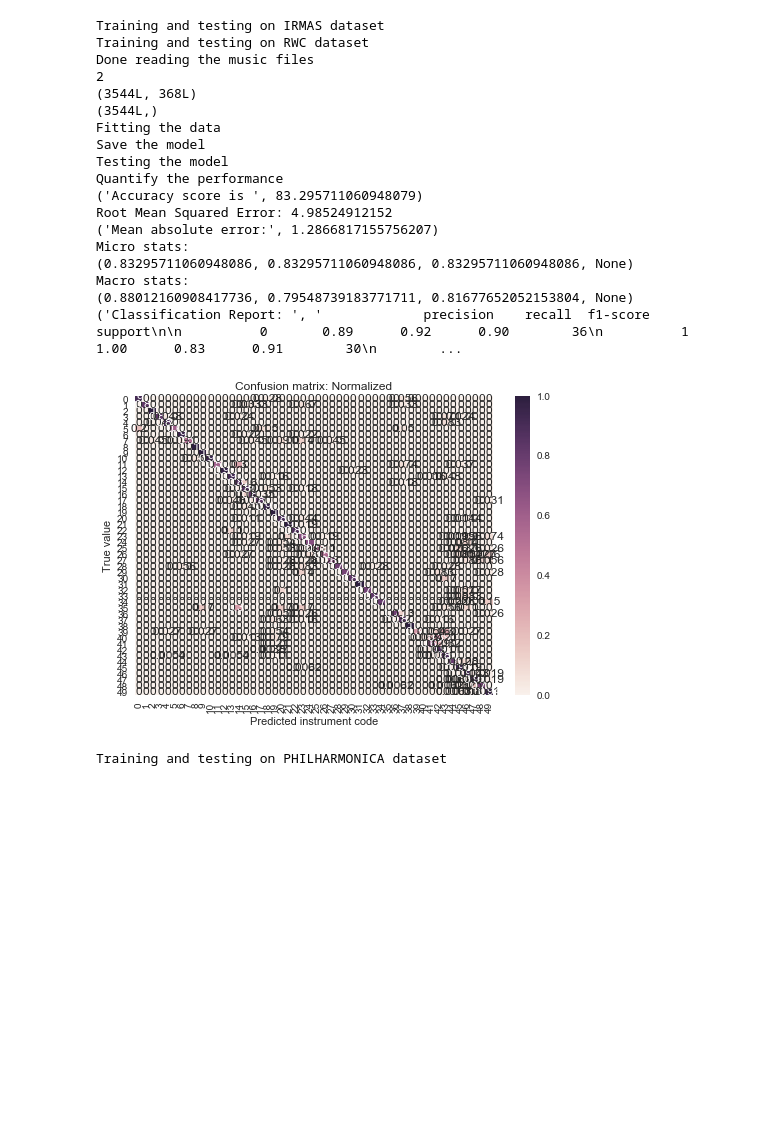
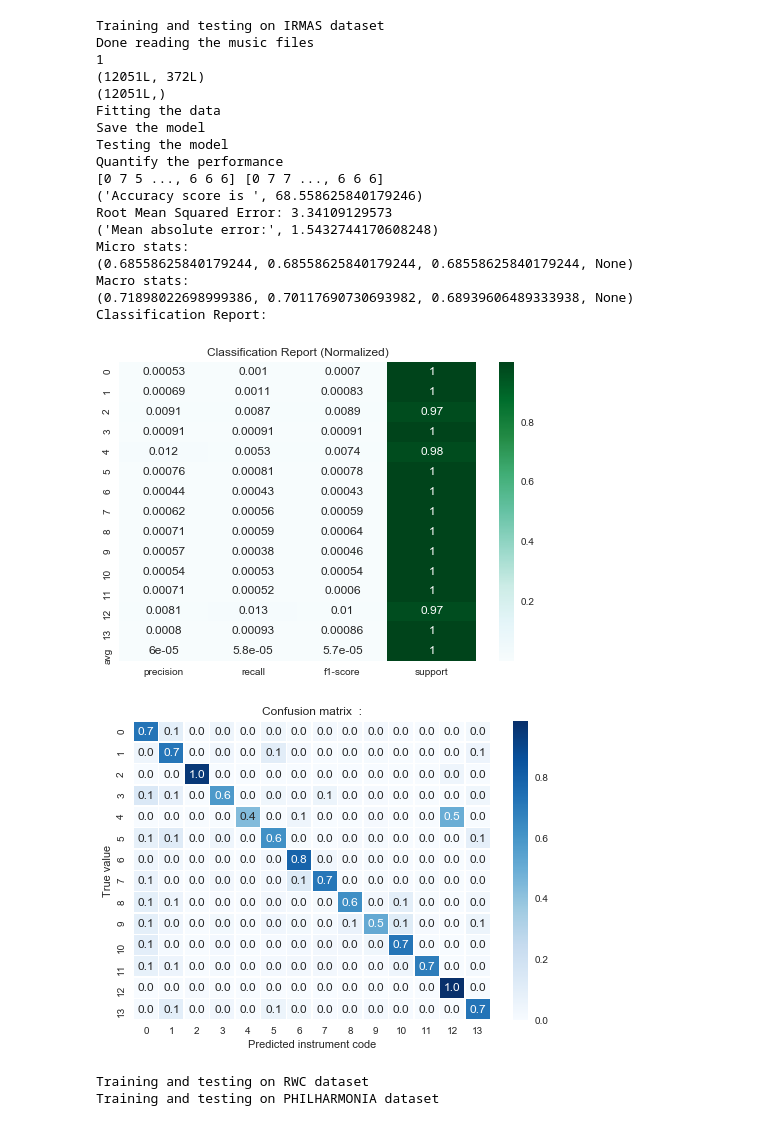
Before and after one commit to RiddhiRex/DetectingMusicInstruments, a Jupyter notebook: Classifier.ipynb, the cells around one changed output. Cells and saved outputs as stored; diff of their text form; code cells hidden in the pictures; blank space fills up the shorter version.

Commit message:
Demo and classifier file changed

```diff
--- a/Classifier.ipynb
+++ b/Classifier.ipynb
@@ -24,7 +24,7 @@ from os import sys, path
 THRESHOLD = 20
 IRMAS = 1
 RWC=2
-PHILHARMONICA = 3
+PHILHARMONIA = 3
 sns.set()
 # %%
 def feature_preprocessing(dataset):
@@ -36,10 +36,11 @@ def feature_preprocessing(dataset):
             dfs.append(pd.read_csv(filename))
         # Concatenate all dataFrames into a single DataFrame
         data = pd.concat(dfs, ignore_index=True)
+
     if(dataset == RWC):
         data = pd.read_csv("Datasets\dataset_rwc\essentia_rwc_features.csv")
         data.drop(data.columns[0],axis=1,inplace=True)
-    if(dataset == PHILHARMONICA):
+    if(dataset == PHILHARMONIA):
         files = glob.glob('Datasets\philharmoni\*.csv')
         dfs = []
         for filename in files:
@@ -69,8 +70,8 @@ def saveModel(model, dataset):
         joblib.dump(model, 'irmas1.model')
     if dataset == RWC:
         joblib.dump(model, 'rwc1.model')
-    if dataset == PHILHARMONICA:
-        joblib.dump(model, 'Philharmonica1.model')
+    if dataset == PHILHARMONIA:
+        joblib.dump(model, 'Philharmonia1.model')
     return
 # %%
 def loadModel(dataset):
@@ -116,41 +132,43 @@ def Evaluate_accuracy(pred, true_value):
 # %%
 if __name__ == "__main__":
     print("Training and testing on IRMAS dataset")
-    #classifier, X, y = feature_preprocessing(IRMAS)
-    #train_test(classifier, X, y, IRMAS)
+    classifier, X, y = feature_preprocessing(IRMAS)
+    train_test(classifier, X, y, IRMAS)
     print("Training and testing on RWC dataset")
-    classifier, X, y = feature_preprocessing(RWC)
-    train_test(classifier, X, y, RWC)
-    print("Training and testing on PHILHARMONICA dataset")
-    #classifier, X, y = feature_preprocessing(PHILHARMONICA)
-    #train_test(classifier, X, y, PHILHARMONICA)
+    #classifier, X, y = feature_preprocessing(RWC)
+    #train_test(classifier, X, y, RWC)
+    print("Training and testing on PHILHARMONIA dataset")
+    #classifier, X, y = feature_preprocessing(PHILHARMONIA)
+    #train_test(classifier, X, y, PHILHARMONIA)
 
     #model1 = loadModel(IRMAS)
     #test(model1, X, y)
 
     #model2 = loadModel(RWC)
     #test(model2, X, y)
 
-    #model3 = loadModel(PHILHARMONICA)
+    #model3 = loadModel(PHILHARMONIA)
     #test(model3, X, y)
 # %% [output]
 Training and testing on IRMAS dataset
-Training and testing on RWC dataset
 Done reading the music files
-2
-(3544L, 368L)
-(3544L,)
+1
+(12051L, 372L)
+(12051L,)
 Fitting the data
 Save the model
 Testing the model
 Quantify the performance
-('Accuracy score is ', 83.295711060948079)
-Root Mean Squared Error: 4.98524912152
-('Mean absolute error:', 1.2866817155756207)
+[0 7 5 ..., 6 6 6] [0 7 7 ..., 6 6 6]
+('Accuracy score is ', 68.558625840179246)
+Root Mean Squared Error: 3.34109129573
+('Mean absolute error:', 1.5432744170608248)
 Micro stats:
-(0.83295711060948086, 0.83295711060948086, 0.83295711060948086, None)
+(0.68558625840179244, 0.68558625840179244, 0.68558625840179244, None)
 Macro stats:
-(0.88012160908417736, 0.79548739183771711, 0.81677652052153804, None)
-('Classification Report: ', '             precision    recall  f1-score   support\n\n          0       0.89      0.92      0.90        36\n          1       1.00      0.83      0.91        30\n        ...
+(0.71898022698999386, 0.70117690730693982, 0.68939606489333938, None)
+Classification Report:
-[figure, old version]
+[figure, new version]
+[figure, added]
-Training and testing on PHILHARMONICA dataset
+Training and testing on RWC dataset
+Training and testing on PHILHARMONIA dataset
```
Also changed, not shown: parts of 4 cells of this notebook, 1 other file.
